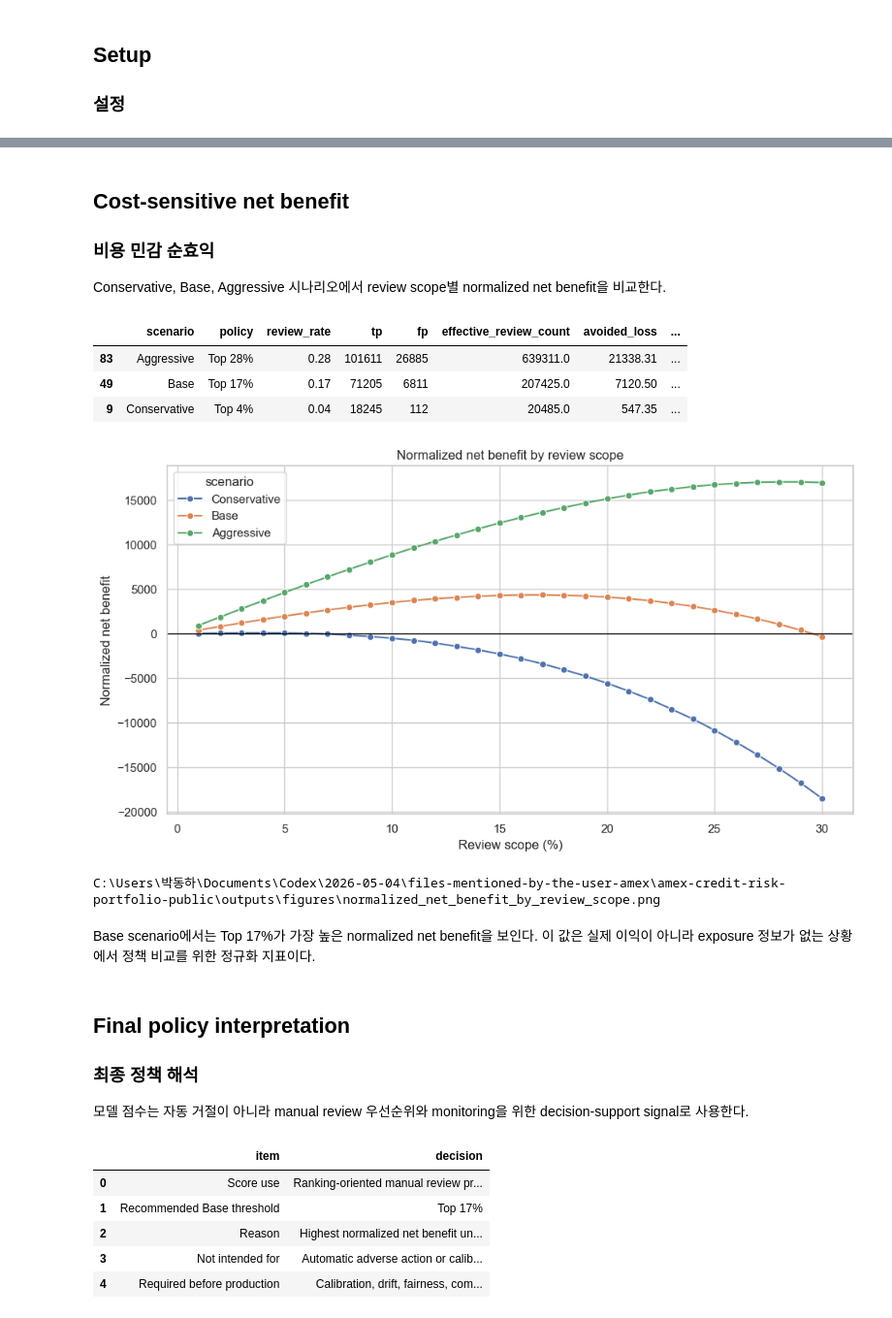
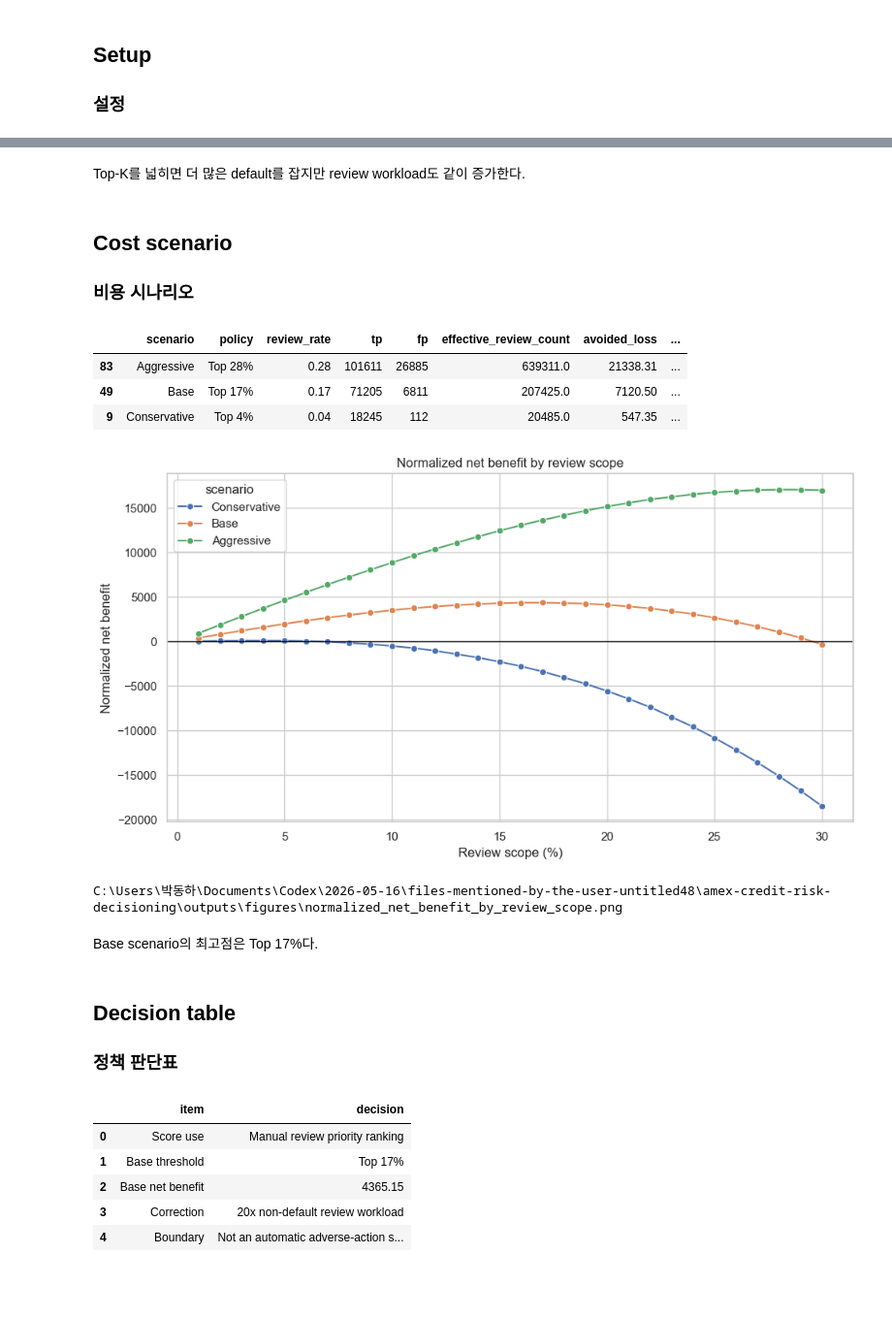
Before and after one commit to Ha-minss/TECH-NOTE, a Jupyter notebook: amex-credit-risk-decisioning/notebooks/04_scenario.ipynb, the cells around one changed output, grey strips where cells are left out. Shown at 97% size. Drawn from its saved outputs; the diff is of its cells as text; code cells hidden in the pictures; blank space fills up the shorter version.

Commit message:
Restructure AMEX notebooks into four-stage flow

```diff
--- a/amex-credit-risk-decisioning/notebooks/03_policy_simulation_and_cost_scenarios.ipynb
+++ b/amex-credit-risk-decisioning/notebooks/04_scenario.ipynb
@@ -20,10 +18,9 @@ import seaborn as sns
 warnings.filterwarnings("ignore", category=UserWarning)
 
 PROJECT_ROOT = Path.cwd().parent if Path.cwd().name == "notebooks" else Path.cwd()
-DATA_DIR = PROJECT_ROOT / "data"
-SAMPLE_DIR = DATA_DIR / "sample"
 TABLE_DIR = PROJECT_ROOT / "outputs" / "tables"
 FIGURE_DIR = PROJECT_ROOT / "outputs" / "figures"
+SAMPLE_DIR = PROJECT_ROOT / "data" / "sample"
 FIGURE_DIR.mkdir(parents=True, exist_ok=True)
 
 sns.set_theme(style="whitegrid", context="notebook")
@@ -31,10 +28,7 @@ pd.set_option("display.max_columns", 80)
 pd.set_option("display.width", 140)
 
 def read_table(name):
-    path = TABLE_DIR / name
-    if not path.exists():
-        raise FileNotFoundError(path)
-    return pd.read_csv(path)
+    return pd.read_csv(TABLE_DIR / name)
 
 def save_figure(name):
     path = FIGURE_DIR / name
@@ -42,5 +36,5 @@ def save_figure(name):
     plt.savefig(path, dpi=180, bbox_inches="tight")
     return path
 
-def as_percent(series, digits=2):
+def pct(series, digits=2):
     return (series.astype(float) * 100).round(digits)
@@ -102,18 +87,18 @@ review scope를 넓히면 default capture는 증가하지만 precision은 낮아
-# %% [markdown]
-## Cost-sensitive net benefit
-### 비용 민감 순효익
-
-Conservative, Base, Aggressive 시나리오에서 review scope별 normalized net benefit을 비교한다.
+# %% [markdown]
+Top-K를 넓히면 더 많은 default를 잡지만 review workload도 같이 증가한다.
+# %% [markdown]
+## Cost scenario
+### 비용 시나리오
 # %%
-net_benefit = read_table("normalized_net_benefit_by_review_scope.csv")
-best_by_scenario = (
-    net_benefit.sort_values("net_benefit", ascending=False)
+scenario = read_table("normalized_net_benefit_by_review_scope.csv")
+best = (
+    scenario.sort_values("net_benefit", ascending=False)
     .groupby("scenario", as_index=False)
     .head(1)
     .sort_values("scenario")
 )
 display(
-    best_by_scenario[
+    best[
         [
             "scenario",
             "policy",
@@ -129,14 +114,7 @@ display(
 )
 
 fig, ax = plt.subplots(figsize=(10, 5.5))
-sns.lineplot(
-    data=net_benefit,
-    x="review_scope_pct",
-    y="net_benefit",
-    hue="scenario",
-    marker="o",
-    ax=ax,
-)
+sns.lineplot(data=scenario, x="review_scope_pct", y="net_benefit", hue="scenario", marker="o", ax=ax)
 ax.axhline(0, color="black", linewidth=1)
 ax.set_title("Normalized net benefit by review scope")
 ax.set_xlabel("Review scope (%)")
@@ -150,31 +128,29 @@ print(path)
 | 49 | Base | Top 17% | 0.17 | 71205 | 6811 | 207425.0 | 7120.50 | ... |
 | 9 | Conservative | Top 4% | 0.04 | 18245 | 112 | 20485.0 | 547.35 | ... |
 [figure]
-C:\Users\박동하\Documents\Codex\2026-05-04\files-mentioned-by-the-user-amex\amex-credit-risk-portfolio-public\outputs\figures\normalized_net_benefit_by_review_scope.png
+C:\Users\박동하\Documents\Codex\2026-05-16\files-mentioned-by-the-user-untitled48\amex-credit-risk-decisioning\outputs\figures\normalized_net_benefit_by_review_scope.png
-# %% [markdown]
-Base scenario에서는 Top 17%가 가장 높은 normalized net benefit을 보인다. 이 값은 실제 이익이 아니라 exposure 정보가 없는 상황에서 정책 비교를 위한 정규화 지표이다.
-# %% [markdown]
-## Final policy interpretation
-### 최종 정책 해석
-
-모델 점수는 자동 거절이 아니라 manual review 우선순위와 monitoring을 위한 decision-support signal로 사용한다.
+# %% [markdown]
+Base scenario의 최고점은 Top 17%다.
+# %% [markdown]
+## Decision table
+### 정책 판단표
 # %%
-base = net_benefit[net_benefit["scenario"].eq("Base")].sort_values("net_benefit", ascending=False)
+base = scenario[scenario["scenario"].eq("Base")].sort_values("net_benefit", ascending=False)
 recommended = base.iloc[0]
-final_decision = pd.DataFrame(
+decision = pd.DataFrame(
     [
-        {"item": "Score use", "decision": "Ranking-oriented manual review priority"},
-        {"item": "Recommended Base threshold", "decision": recommended["policy"]},
-        {"item": "Reason", "decision": "Highest normalized net benefit under Base scenario"},
-        {"item": "Not intended for", "decision": "Automatic adverse action or calibrated PD disclosure"},
-        {"item": "Required before production", "decision": "Calibration, drift, fairness, compliance, access control, audit logging"},
+        {"item": "Score use", "decision": "Manual review priority ranking"},
+        {"item": "Base threshold", "decision": recommended["policy"]},
+        {"item": "Base net benefit", "decision": round(recommended["net_benefit"], 2)},
+        {"item": "Correction", "decision": "20x non-default review workload"},
+        {"item": "Boundary", "decision": "Not an automatic adverse-action system"},
     ]
 )
-display(final_decision)
+display(decision)
 # %% [output]
 |  | item | decision |
-| 0 | Score use | Ranking-oriented manual review pr... |
-| 1 | Recommended Base threshold | Top 17% |
-| 2 | Reason | Highest normalized net benefit un... |
-| 3 | Not intended for | Automatic adverse action or calib... |
-| 4 | Required before production | Calibration, drift, fairness, com... |
+| 0 | Score use | Manual review priority ranking |
+| 1 | Base threshold | Top 17% |
+| 2 | Base net benefit | 4365.15 |
+| 3 | Correction | 20x non-default review workload |
+| 4 | Boundary | Not an automatic adverse-action s... |
```
Also changed, not shown: parts of 8 cells of this notebook, 13 other files.
